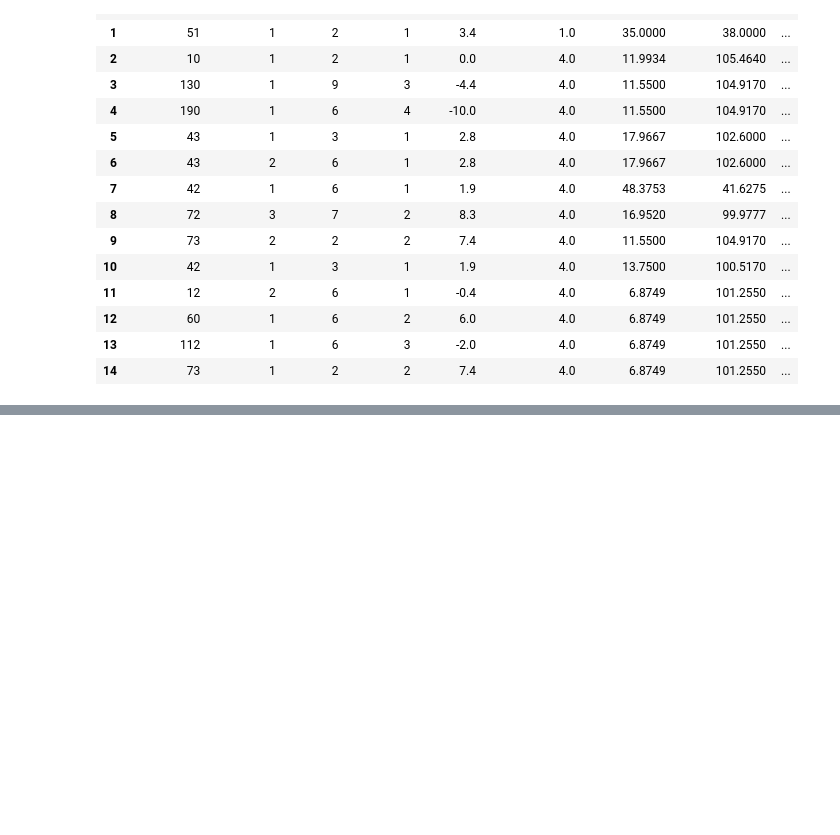
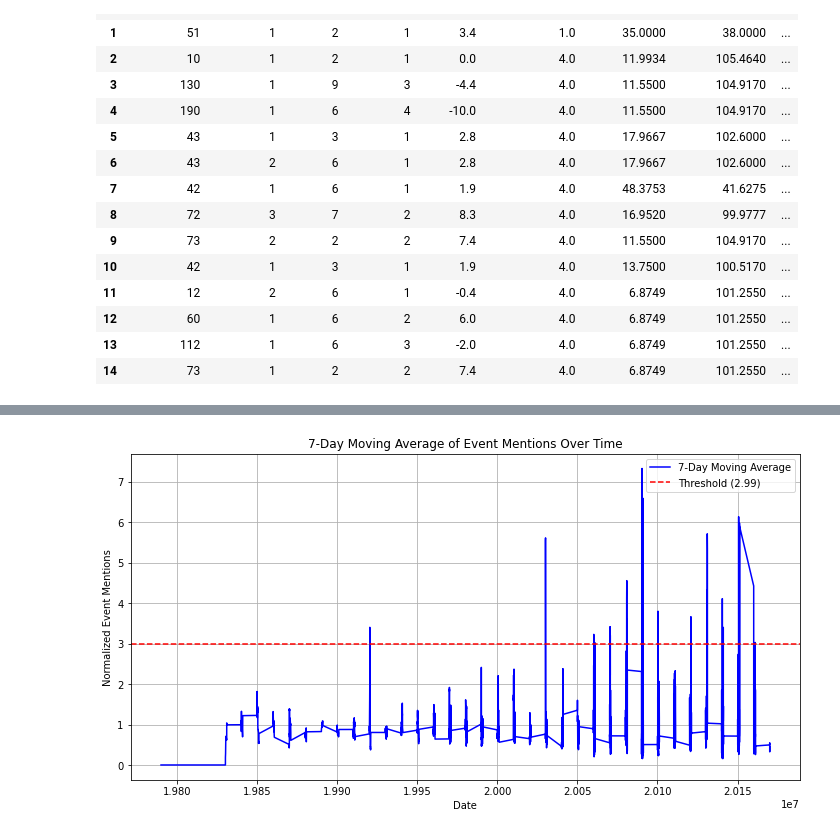
Before and after one commit to TomaszBud/GDELT-thesis, a Jupyter notebook: notebooks/hmm.ipynb, the cells around one changed output, grey strips where cells are left out. Cells and saved outputs as stored; diff of their text form; code cells hidden in the pictures; blank space fills up the shorter version.

```diff
--- a/notebooks/hmm.ipynb
+++ b/notebooks/hmm.ipynb
@@ -155,0 +171,46 @@ plt.show()
+# %%
+import pandas as pd
+import numpy as np
+df_f = pd.read_csv("../data/GDELT-2017_THA_filtered.csv")
+# %%
+import pandas as pd
+import numpy as np
+dataframe = df_f.copy()
+
+selected_event_code = 14
+selected_events = dataframe[dataframe['EventRootCode'] == selected_event_code]
+
+daily_counts = selected_events.groupby('SQLDATE').size()
+
+daily_counts = daily_counts.fillna(0)
+
+rolling_avg = daily_counts.rolling(window=90).mean()
+normalized_counts = daily_counts / rolling_avg
+
+normalized_counts = normalized_counts.fillna(0)
+
+moving_avg = normalized_counts.rolling(window=7).mean().fillna(0)
+
+mean_moving_avg = moving_avg.mean()
+std_moving_avg = moving_avg.std()
+threshold = mean_moving_avg + 2.576 * std_moving_avg
+
+significant_events = moving_avg[moving_avg > threshold]
+# %%
+import matplotlib.pyplot as plt
+
+moving_avg = moving_avg.sort_index()
+
+plt.figure(figsize=(12, 6))
+plt.plot(moving_avg.index, moving_avg, label='7-Day Moving Average', color='blue')
+plt.axhline(y=threshold, color='red', linestyle='--', label=f'Threshold ({threshold:.2f})')
+
+plt.xlabel('Date')
+plt.ylabel('Normalized Event Mentions')
+plt.title('7-Day Moving Average of Event Mentions Over Time')
+plt.legend()
+plt.grid(True)
+
+plt.show()
+# %% [output]
+[figure, added]
```
Also changed, not shown: parts of 7 cells of this notebook, 5 other files.
